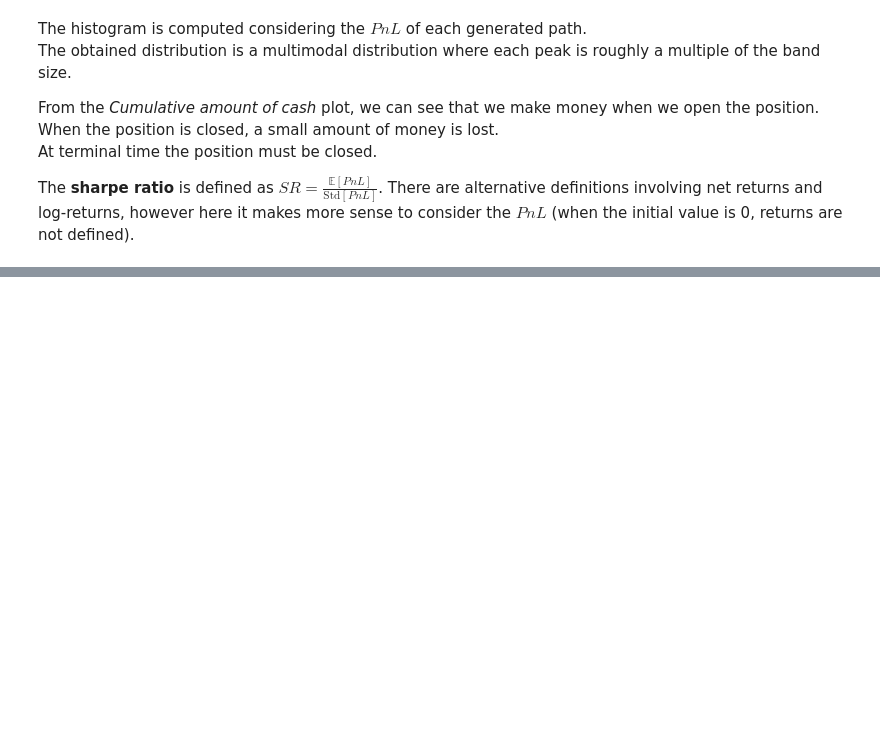
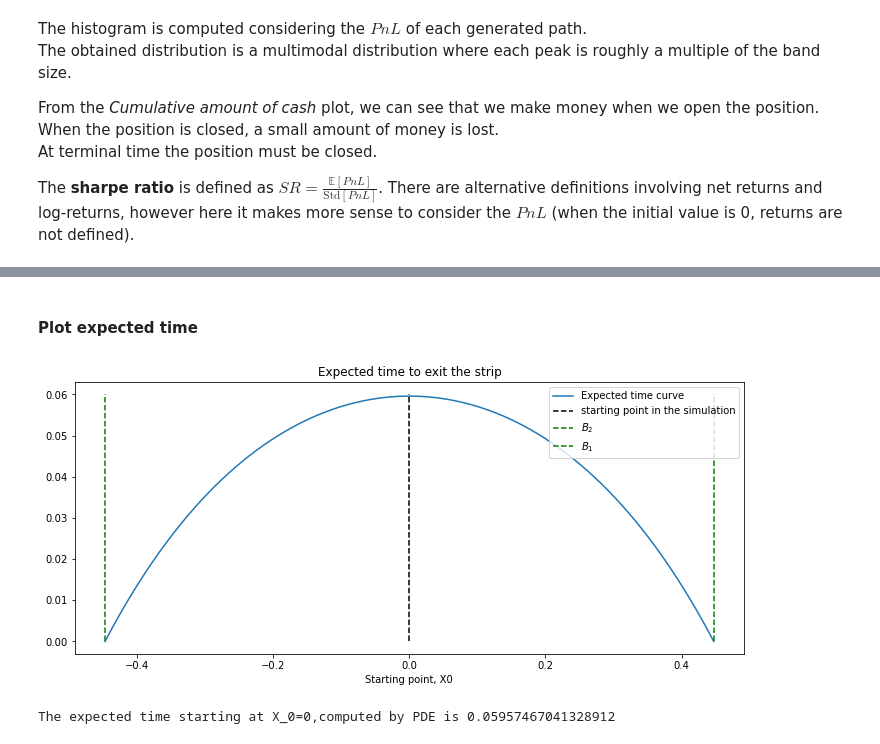
Before and after one commit to cantaro86/Financial-Models-Numerical-Methods, a Jupyter notebook: 6.1 Ornstein-Uhlenbeck process and applications.ipynb, the cells around one changed output, grey strips where cells are left out. Drawn from its saved outputs; the diff is of its cells as text; code cells hidden in the pictures; blank space fills up the shorter version.

Commit message:
exit time from the strip

```diff
--- a/6.1 Ornstein-Uhlenbeck process and applications.ipynb
+++ b/6.1 Ornstein-Uhlenbeck process and applications.ipynb
@@ -922,0 +985,37 @@ The **sharpe ratio** is defined as $SR = \frac{\mathbb{E}[PnL]}{\text{Std}[PnL]}
+# %%
+Nspace = 100000             # space steps
+x_max = theta+std_asy
+x_min = theta-std_asy
+x, dx = np.linspace(x_min, x_max, Nspace, retstep=True)    # space discretization
+
+U = np.zeros(Nspace)                 # grid initialization
+constant_term = -np.ones(Nspace-2)   # -1
+
+# construction of the tri-diagonal matrix D
+sig2 = sigma*sigma; dxx = dx * dx
+max_part = np.maximum( kappa * (theta-x) , 0 )        # upwind positive part
+min_part = np.minimum( kappa * (theta-x) , 0 )        # upwind negative part
+
+a = -min_part/dx  + 0.5 * sig2/dxx
+b = (min_part - max_part)/dx - sig2/dxx
+c = max_part/dx + 0.5 * sig2/dxx
+
+aa = a[1:]; cc = c[:-1]   # upper and lower diagonals
+D = sparse.diags([aa, b, cc], [-1, 0, 1], shape=(Nspace-2, Nspace-2)).tocsc()     # matrix D
+U[1:-1] = spsolve( D, constant_term )
+# %% [markdown]
+#### Plot expected time
+# %%
+fig = plt.figure(figsize=(12,5))
+plt.plot(x,U, label="Expected time curve")
+plt.plot([X0, X0], [0, 0.06], 'k--', label="starting point in the simulation");
+plt.plot([x_max, x_max], [0, 0.06], 'g--', label="$B_2$");
+plt.plot([x_min, x_min], [0, 0.06], 'g--', label="$B_1$"); plt.legend(loc="upper right")
+plt.xlabel("Starting point, X0"); plt.title("Expected time to exit the strip"); plt.show()
+# %% [output]
+[figure, added]
+# %%
+expected_t_pde = np.interp(X0, x, U)
+print(f"The expected time starting at X_0={X0},computed by PDE is {expected_t_pde}")
+# %% [output]
+The expected time starting at X_0=0,computed by PDE is 0.05957467041328912
```
Also changed, not shown: parts of 15 cells of this notebook, 1 other file.
